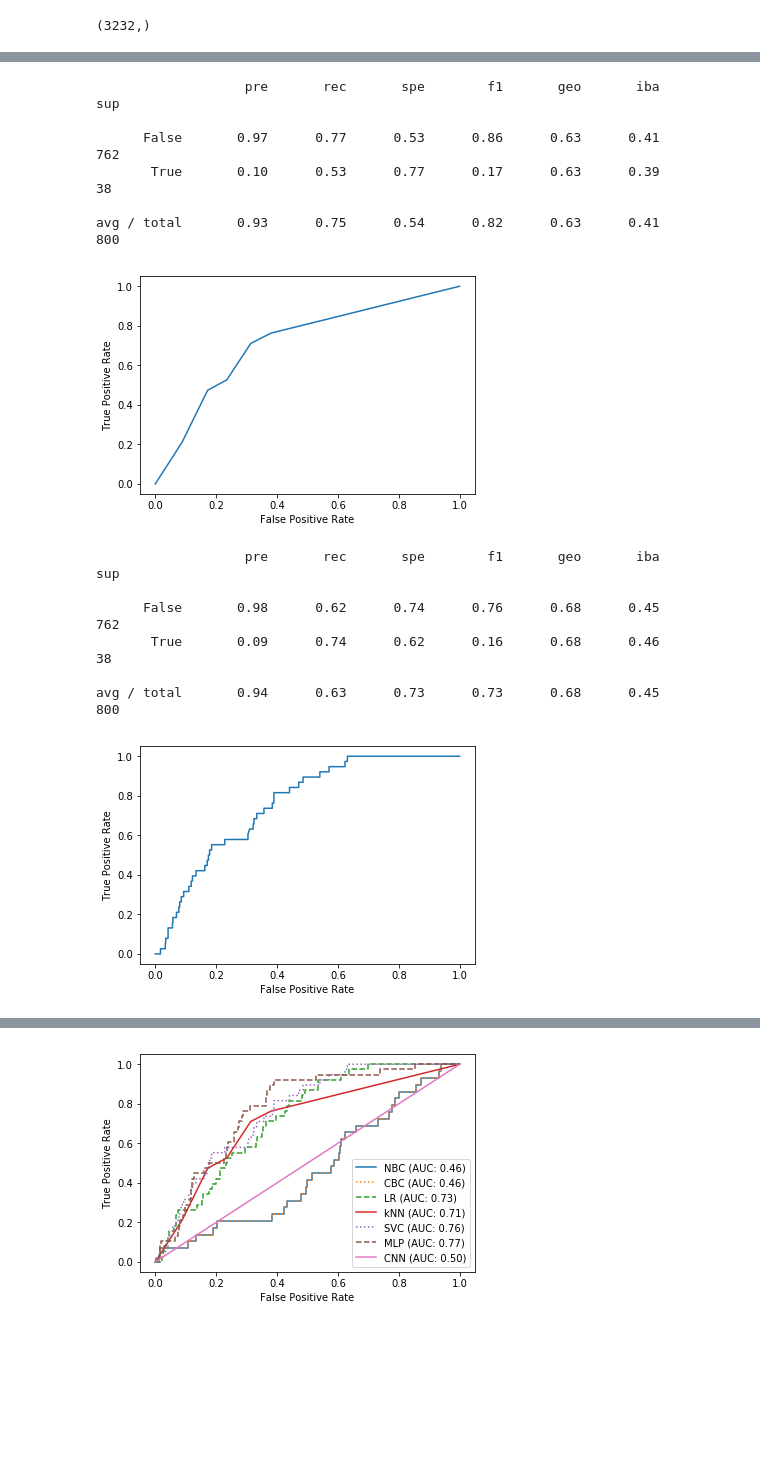
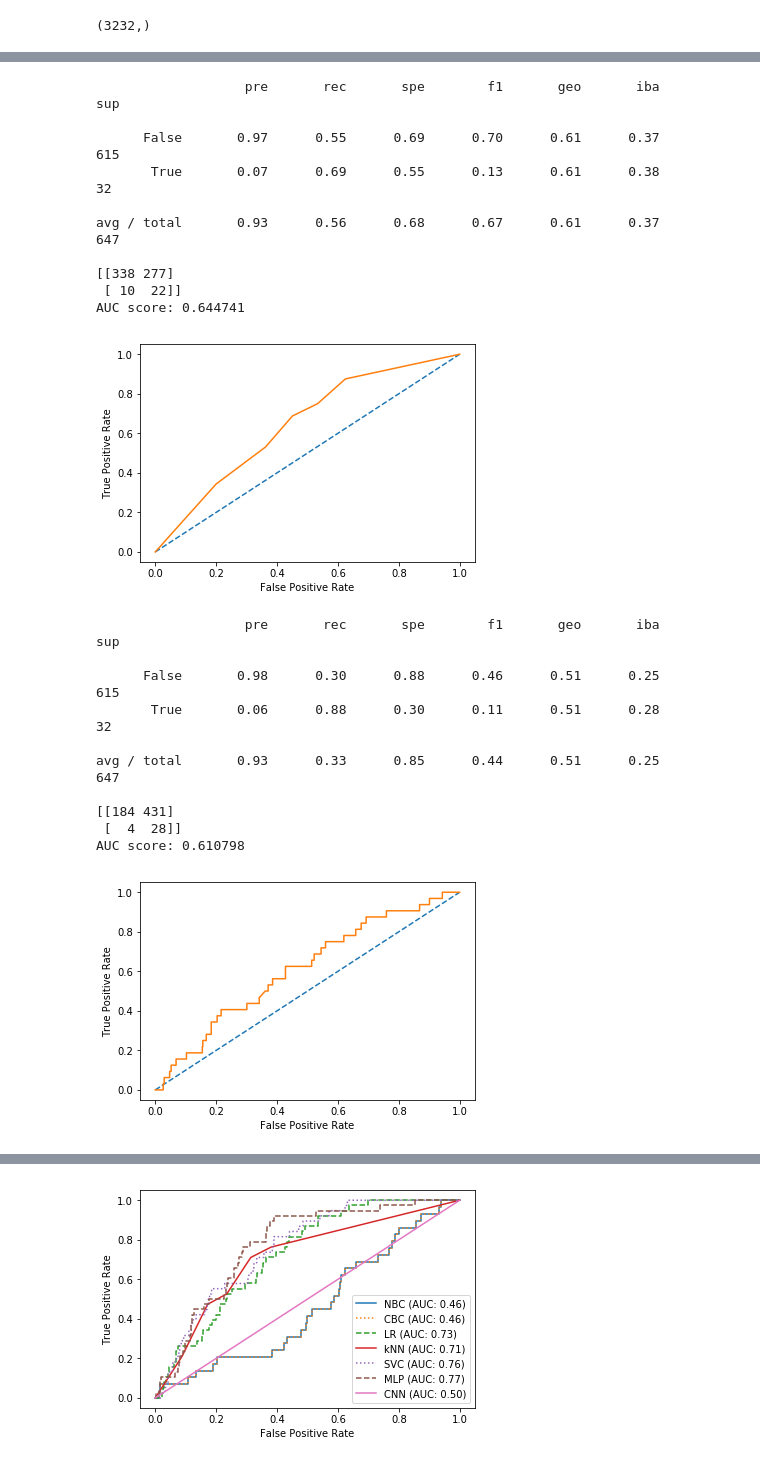
Before and after one commit to aauss/EventEpi, a Jupyter notebook: notebooks/classification.ipynb, the cells around one changed output, grey strips where cells are left out. Saved outputs shown, nothing was run; the diff lists cells and outputs as text; code cells hidden in the pictures; blank space fills up the shorter version.

Commit message:
Refactor: name of project. Also, update classifier notebook to use the same data for training

```diff
--- a/notebooks/classification.ipynb
+++ b/notebooks/classification.ipynb
@@ -766 +557,10 @@ df = pd.read_csv('data/recommender/with_label.csv')
+# %%
+df_recommand = RecommenderLabeling().data_output()
+df_recommand["extracted_text"] = (df_recommand["extracted_text"]
+                                  .apply(lambda x:
+                                         re.sub(r"([0-9a-zA-Z]+)\.([A-Za-z]+\s)",
+                                                r"\g<1>. \g<2>",
+                                                x)
+                                        )
+                                 )
 # %%
@@ -771,7 +571,7 @@ True      155
 Name: label, dtype: int64
 # %%
-X = df['extracted_text'].values
-y = df['label'].values
+X = df_recommand['extracted_text'].values
+y = df_recommand['label'].values
 # %%
 def tokenize_and_transform(X, sample_size):
     articles = X
@@ -816,0 +605,6 @@ avg / total       0.93      0.66      0.63      0.76      0.65      0.42       8
+# %%
+lr = LogisticRegression()
+lr.fit(X_resample,
+       y_resample,
+       sample_weight=compute_sample_weight(class_weight='balanced', y=y_resample))
+print_performance(lr, y_test, X_test)
@@ -817,25 +623,37 @@ avg / total       0.93      0.66      0.63      0.76      0.65      0.42       8
 # %%
 knn = KNeighborsClassifier()
-print_scores(knn, X_resample, y_resample, X_test, y_test)
-plot_roc(knn, X_test, y_test, 'k_neighbors_clf')
+knn.fit(X_resample,
+        y_resample
+       )
+print_performance(knn, y_test, X_test)
 # %% [output]
                    pre       rec       spe        f1       geo       iba       sup
 
-      False       0.97      0.77      0.53      0.86      0.63      0.41       762
-       True       0.10      0.53      0.77      0.17      0.63      0.39        38
+      False       0.97      0.55      0.69      0.70      0.61      0.37       615
+       True       0.07      0.69      0.55      0.13      0.61      0.38        32
 
-avg / total       0.93      0.75      0.54      0.82      0.63      0.41       800
+avg / total       0.93      0.56      0.68      0.67      0.61      0.37       647
+
+[[338 277]
+ [ 10  22]]
+AUC score: 0.644741
-[figure, old version]
+[figure, new version]
 # %%
-svc = SVC(probability=True, gamma='scale').fit(X_resample, y_resample)
-print_scores(svc, X_resample, y_resample, X_test, y_test)
-plot_roc(svc, X_test, y_test, "SVC")
+svc = SVC(probability=True, gamma='scale')
+svc.fit(X_resample,
+       y_resample,
+       sample_weight=compute_sample_weight(class_weight='balanced', y=y_resample))
+print_performance(svc, y_test, X_test)
 # %% [output]
                    pre       rec       spe        f1       geo       iba       sup
 
-      False       0.98      0.62      0.74      0.76      0.68      0.45       762
-       True       0.09      0.74      0.62      0.16      0.68      0.46        38
+      False       0.98      0.30      0.88      0.46      0.51      0.25       615
+       True       0.06      0.88      0.30      0.11      0.51      0.28        32
 
-avg / total       0.94      0.63      0.73      0.73      0.68      0.45       800
+avg / total       0.93      0.33      0.85      0.44      0.51      0.25       647
+
+[[184 431]
+ [  4  28]]
+AUC score: 0.610798
-[figure, old version]
+[figure, new version]
 # %%
```
Also changed, not shown: parts of 20 cells of this notebook, 22 other files.
